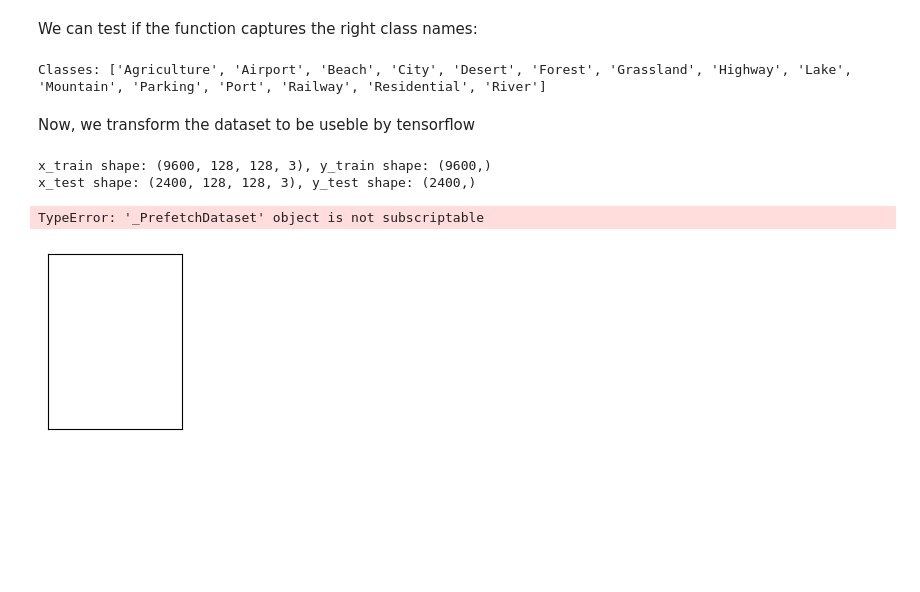
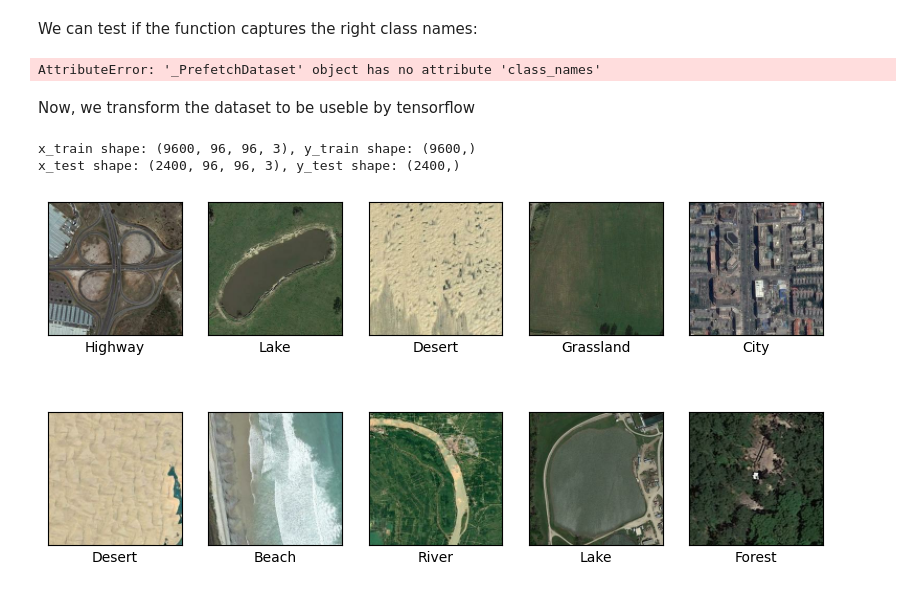
Before and after one commit to yanos84/Tutorials, a Jupyter notebook: Lab_session_CNN_Aerial.ipynb, the cells around one changed output. Saved outputs shown, nothing was run; the diff lists cells and outputs as text; code cells hidden in the pictures; blank space fills up the shorter version.

```diff
--- a/Lab_session_CNN_Aerial.ipynb
+++ b/Lab_session_CNN_Aerial.ipynb
@@ -131,8 +131,8 @@ dataset_dir = "/content/skyview-dataset/Aerial_Landscapes"
 
 # Split the dataset into training and testing sets
 batch_size = 32
-img_height = 128  # Resize height
-img_width = 128   # Resize width
+img_height = 96  # Resize height
+img_width = 96   # Resize width
 # %% [markdown]
 Next, we create the training set using *image_dataset_from_directory* function:
 # %%
@@ -170,7 +170,17 @@ We can test if the function captures the right class names:
 class_names = train_ds.class_names
 print("Classes:", class_names)
 # %% [output]
-Classes: ['Agriculture', 'Airport', 'Beach', 'City', 'Desert', 'Forest', 'Grassland', 'Highway', 'Lake', 'Mountain', 'Parking', 'Port', 'Railway', 'Residential', 'River']
+AttributeError: '_PrefetchDataset' object has no attribute 'class_names'
+# %%
+AUTOTUNE = tf.data.AUTOTUNE
+
+# Normalize pixel values to [0, 1]
+train_ds = train_ds.map(lambda x, y: (x / 255.0, y))
+test_ds = test_ds.map(lambda x, y: (x / 255.0, y))
+
+# Optimize dataset performance
+train_ds = train_ds.cache().shuffle(1000).prefetch(buffer_size=AUTOTUNE)
+test_ds = test_ds.cache().prefetch(buffer_size=AUTOTUNE)
 # %% [markdown]
 Now, we transform the dataset to be useble by tensorflow
 # %%
@@ -189,20 +199,19 @@ y_test = np.concatenate(y_test)
 print(f"x_train shape: {x_train.shape}, y_train shape: {y_train.shape}")
 print(f"x_test shape: {x_test.shape}, y_test shape: {y_test.shape}")
 # %% [output]
-x_train shape: (9600, 128, 128, 3), y_train shape: (9600,)
-x_test shape: (2400, 128, 128, 3), y_test shape: (2400,)
+x_train shape: (9600, 96, 96, 3), y_train shape: (9600,)
+x_test shape: (2400, 96, 96, 3), y_test shape: (2400,)
 # %%
 plt.figure(figsize=(10, 5))
 for i in range(10):
     plt.subplot(2, 5, i + 1)
     plt.xticks([])
     plt.yticks([])
     plt.grid(False)
     # Display the image
     plt.imshow(x_train[i])
     # Add the class label below each image
-    #plt.xlabel(class_names[x_train[i][0]])
+    plt.xlabel(class_names[y_train[i]])
 plt.show()
 # %% [output]
-TypeError: '_PrefetchDataset' object is not subscriptable
-[figure, old version]
+[figure, new version]
```
Also changed, not shown: parts of 15 cells of this notebook.
